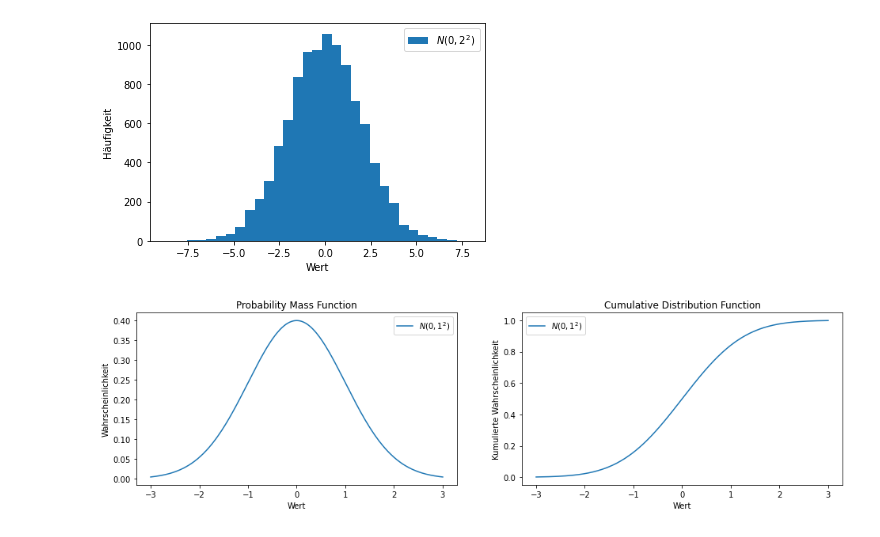
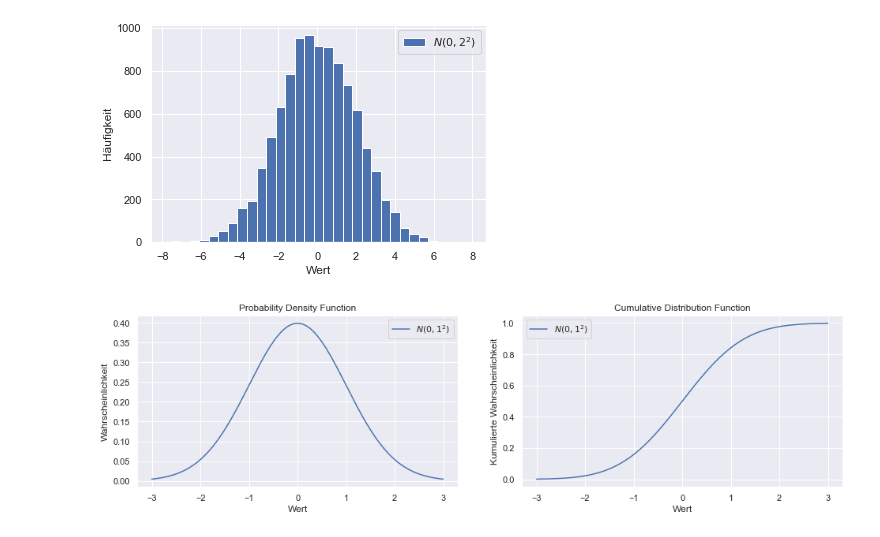
Before and after one commit to MarcelDeSutter/udemy_data_science, a Jupyter notebook: notebooks/08_Grundlagen_Statistik/08-04_Stetige_Zufallsvariablen.ipynb, the cells around one changed output. Saved outputs shown, nothing was run; the diff lists cells and outputs as text; code cells hidden in the pictures.

```diff
--- a/notebooks/08_Grundlagen_Statistik/08-04_Stetige_Zufallsvariablen.ipynb
+++ b/notebooks/08_Grundlagen_Statistik/08-04_Stetige_Zufallsvariablen.ipynb
@@ -2,6 +2,9 @@
 import numpy as np
 import pandas as pd
 from matplotlib import pyplot as plt
+import seaborn as sns
+sns.set()
+sns.set_context("notebook")
 # %%
 class ContinuousUniformRandomVariable:
     def __init__(self, a = 0, b = 1):
@@ -70,36 +74,37 @@ array([ 3.91139829, -2.28554751,  1.91322424,  2.24023058,  2.73257668,
 # %%
 n_draws = 10000
 sample = Zufallspunkt.draw(n_draws)
+
 plt.hist(sample, bins = int(1 + 3.3*np.log(n_draws)))
 plt.xlabel("Wert")
 plt.xlim(min(sample) - 1, max(sample) + 1)
 plt.ylabel("Häufigkeit")
 plt.legend([f"$N({Zufallspunkt.mu},{Zufallspunkt.sigma}^2)$"]);
 # %% [output]
-[figure, old version]
+[figure, new version]
 # %%
 from scipy.stats import norm
 
 mu = 0
 sigma = 1
 
 x = np.linspace(mu - 3*sigma, mu + 3*sigma, 1000)
 
 plt.figure(figsize = (16, 4))
 plt.subplot(1, 2, 1)
 y_pdf = norm.pdf(x, mu, sigma)
 plt.plot(x, y_pdf, label = f"$N({mu},{sigma}^2)$")
 plt.ylabel("Wahrscheinlichkeit")
 plt.xlabel("Wert")
-plt.title("Probability Mass Function")
+plt.title("Probability Density Function")
 plt.legend();
 
 plt.subplot(1, 2, 2)
 y_cdf = norm.cdf(x, mu, sigma)
 plt.plot(x, y_cdf, label = f"$N({mu},{sigma}^2)$")
 plt.ylabel("Kumulierte Wahrscheinlichkeit")
 plt.xlabel("Wert")
 plt.title("Cumulative Distribution Function")
 plt.legend();
 # %% [output]
-[figure, old version]
+[figure, new version]
```
Also changed, not shown: parts of 23 cells of this notebook.
